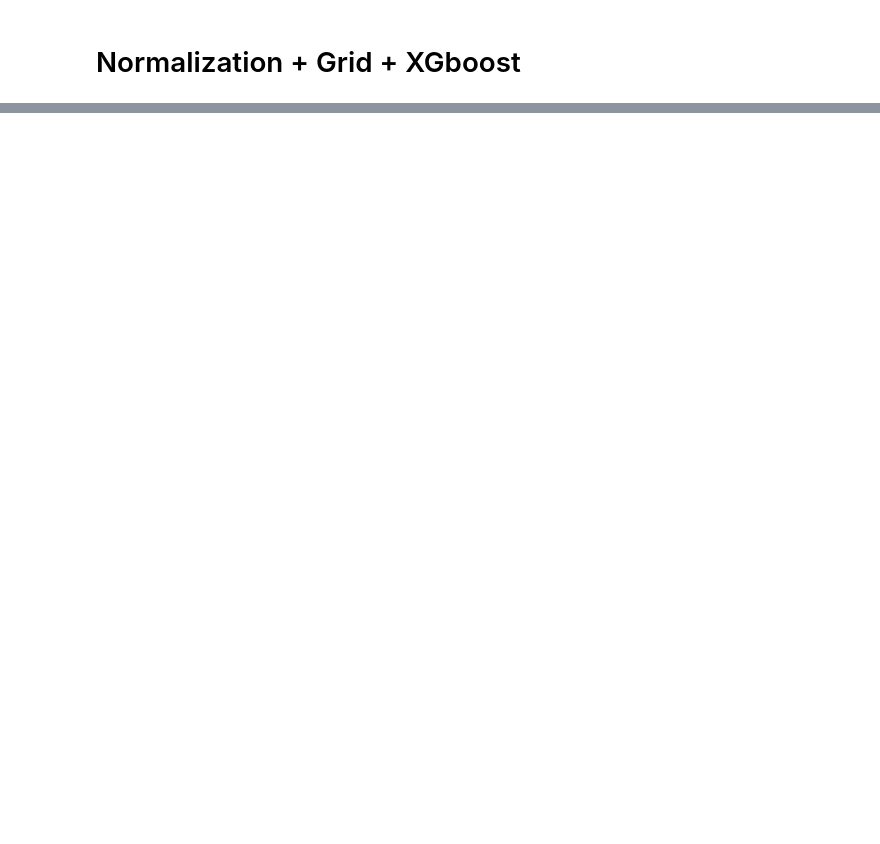
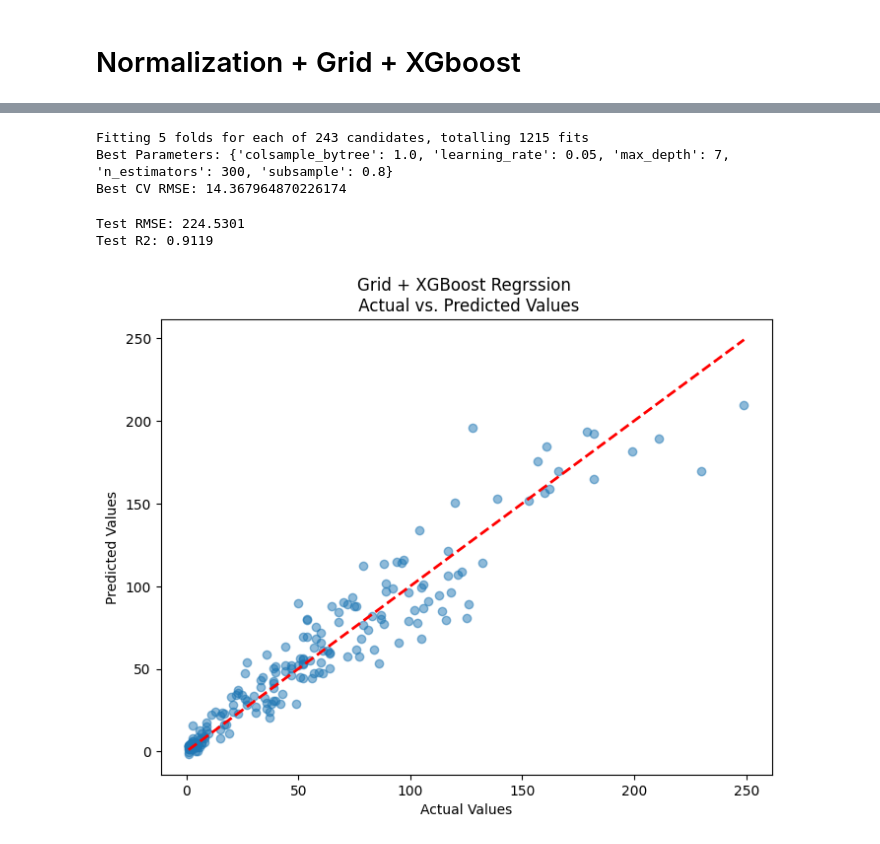
Before and after one commit to s4tlaw/KTH_AH2179, a Jupyter notebook: KTH_AH2179_asm_1_ipynb.ipynb, the cells around one changed output, grey strips where cells are left out. Drawn from its saved outputs; the diff is of its cells as text; code cells hidden in the pictures; blank space fills up the shorter version.

```diff
--- a/KTH_AH2179_asm_1_ipynb.ipynb
+++ b/KTH_AH2179_asm_1_ipynb.ipynb
@@ -264,0 +207,62 @@ Best Score: 0.2553490978280105
+# %%
+from sklearn.model_selection import GridSearchCV, RandomizedSearchCV
+
+model_XG_Grid = xgb.XGBRegressor()
+
+param_grid = {
+    'n_estimators': [100, 300, 500],
+    'max_depth': [3, 5, 7],
+    'learning_rate': [0.01, 0.05, 0.1],
+    'subsample': [0.7, 0.8, 1.0],
+    'colsample_bytree': [0.7, 0.8, 1.0]
+}
+
+grid_search = GridSearchCV(
+    estimator=model_XG_Grid,
+    param_grid=param_grid,
+    cv=5,
+    scoring='neg_mean_squared_error',
+    n_jobs=-1,
+    verbose=1
+)
+
+grid_search.fit(X_train_scaled, y_train)
+
+print("Best Parameters:", grid_search.best_params_)
+print("Best CV RMSE:", (-grid_search.best_score_) ** 0.5)
+
+best_model = grid_search.best_estimator_
+# %% [output]
+Fitting 5 folds for each of 243 candidates, totalling 1215 fits
+Best Parameters: {'colsample_bytree': 1.0, 'learning_rate': 0.05, 'max_depth': 7, 'n_estimators': 300, 'subsample': 0.8}
+Best CV RMSE: 14.367964870226174
+# %%
+best_model.fit(X_train_scaled, y_train)
+preds = best_model.predict(X_test_scaled)
+mse_after = mean_squared_error(y_test, preds)
+r2_after = r2_score(y_test, preds)
+
+print(f"Test RMSE: {mse_after:.4f}")
+print(f"Test R2: {r2_after:.4f}")
+
+# y_test contains the actual target values for the test dataset
+# preds contains the predicted values for the test dataset
+
+# Create a scatter plot to visualize the relationship
+plt.figure(figsize=(8, 6))
+plt.scatter(y_test, preds, alpha=0.5)  # Plot actual vs. predicted values
+
+# Add labels and title
+plt.xlabel("Actual Values")
+plt.ylabel("Predicted Values")
+plt.title("Grid + XGBoost Regrssion \n Actual vs. Predicted Values")
+
+# Add a diagonal line for reference (perfect predictions)
+plt.plot([min(y_test), max(y_test)], [min(y_test), max(y_test)], linestyle='--', color='red', lw=2)
+
+# Show the plot
+plt.show()
+# %% [output]
+Test RMSE: 224.5301
+Test R2: 0.9119
+[figure, added]
```
Also changed, not shown: parts of 5 cells of this notebook.
